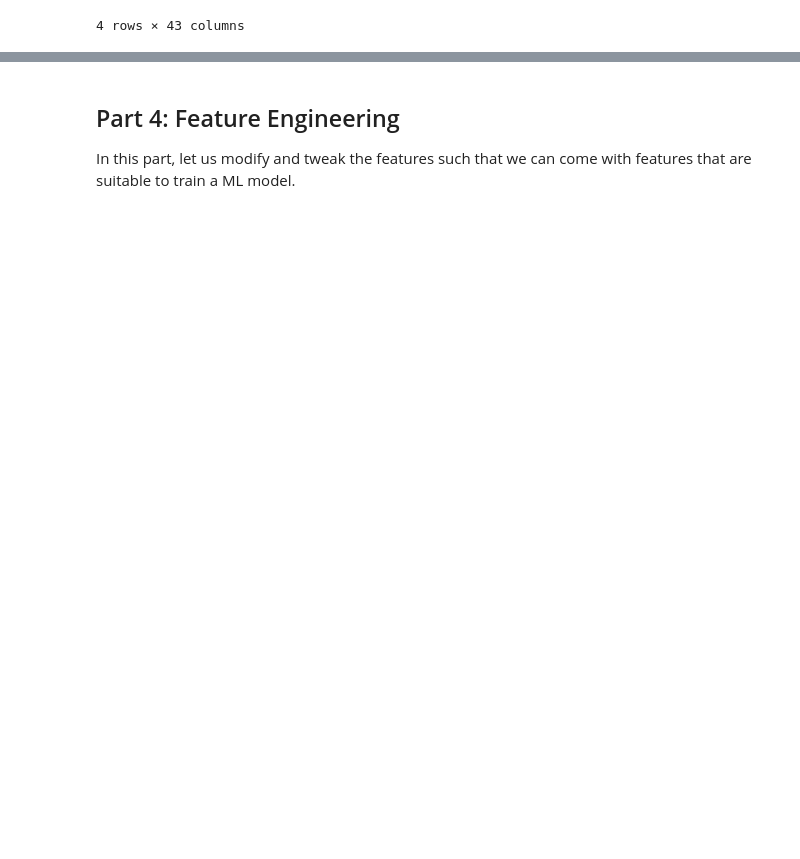
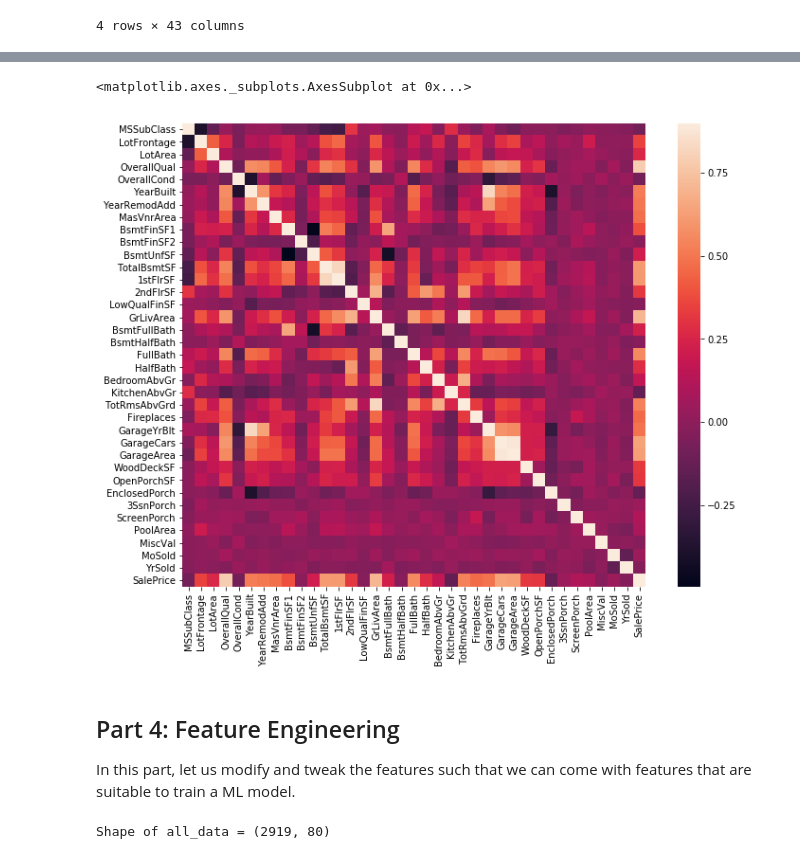
Before and after one commit to r4ghu/IntroToPandas, a Jupyter notebook: Intro to Pandas.ipynb, the cells around one changed output, grey strips where cells are left out. Drawn from its saved outputs; the diff is of its cells as text; code cells hidden in the pictures; blank space fills up the shorter version.

```diff
--- a/Intro to Pandas.ipynb
+++ b/Intro to Pandas.ipynb
@@ -183,4 +187,24 @@ train.describe(include=['object'])
+# %%
+corr_mat = train.corr()
+plt.subplots(figsize=(12,9))
+sns.heatmap(corr_mat, vmax=0.9, square=True)
+# %% [output]
+<matplotlib.axes._subplots.AxesSubplot at 0x...>
+[figure, added]
 # %% [markdown]
 ## Part 4: Feature Engineering
 
 In this part, let us modify and tweak the features such that we can come with features that are suitable to train a ML model.
+# %%
+# Place holders for train and test data size
+num_train = train.shape[0]
+num_test = test.shape[0]
+
+y_train = train.SalePrice.values
+
+all_data = pd.concat((train, test), sort=False).reset_index(drop = True)
+all_data.drop(['SalePrice'], axis=1, inplace=True)
+
+print("Shape of all_data = {}".format(all_data.shape))
+# %% [output]
+Shape of all_data = (2919, 80)
```
Also changed, not shown: parts of 4 cells of this notebook.
